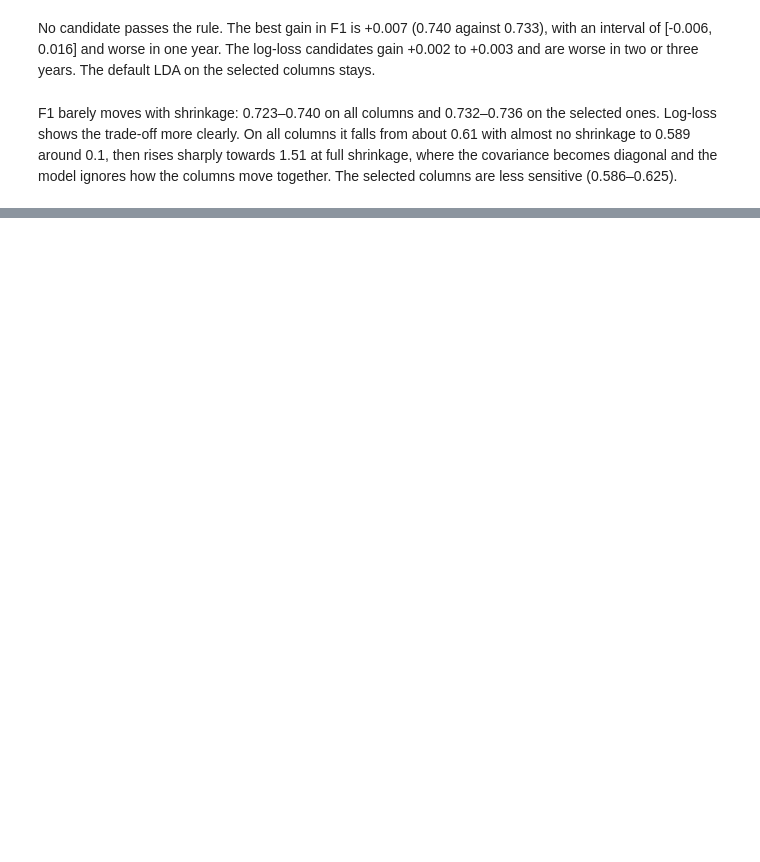
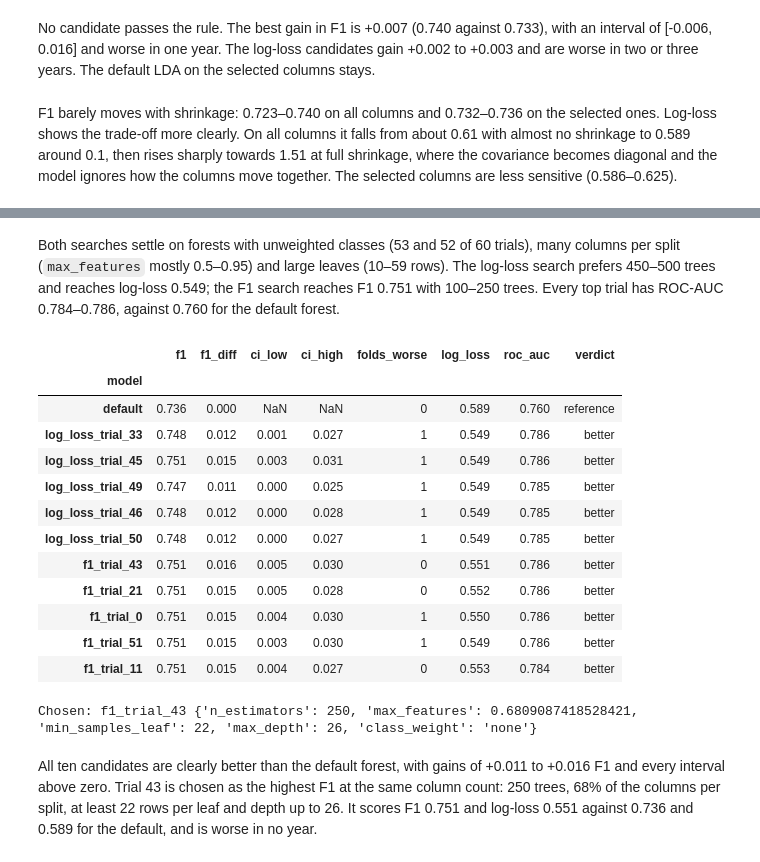
Before and after one commit to PedroHSantos20/ml-repeat-purchase, a Jupyter notebook: notebooks/04_modelling_project.ipynb, the cells around one changed output, grey strips where cells are left out. Cells and saved outputs as stored; diff of their text form; code cells hidden in the pictures; blank space fills up the shorter version.

```diff
--- a/notebooks/04_modelling_project.ipynb
+++ b/notebooks/04_modelling_project.ipynb
@@ -1175,0 +1618,27 @@ F1 barely moves with shrinkage: 0.723–0.740 on all columns and 0.732–0.736 o
+# %%
+# Same cached tree-branch matrices as the single tree
+forest_cache = tree_cache
+
+
+def suggest_forest(trial):
+    return {
+        "n_estimators": trial.suggest_int("n_estimators", 100, 500, step=50),
+        "max_features": trial.suggest_float("max_features", 0.1, 1.0),
+        "min_samples_leaf": trial.suggest_int("min_samples_leaf", 1, 100, log=True),
+        "max_depth": trial.suggest_int("max_depth", 3, 30),
+        "class_weight": trial.suggest_categorical("class_weight", ["none", "balanced", "balanced_subsample"]),
+    }
+
+
+def make_forest(params):
+    settings = {**params, "class_weight": None if params["class_weight"] == "none" else params["class_weight"]}
+    return RandomForestClassifier(**settings, random_state=RANDOM_STATE, n_jobs=-1)
+
+
+study_forest = {objective: tune(forest_cache, make_forest, suggest_forest, objective, f"random_forest_{objective}")
+                for objective in OBJECTIVES}
+
+for objective, study in study_forest.items():
+    print(f"\nSteered by {objective}")
+    display(trials_table(study).head(5)[["n_estimators", "max_features", "min_samples_leaf", "max_depth",
+                                         "class_weight", "f1", "log_loss", "roc_auc", "threshold"]])
@@ -1175,0 +1665,2 @@ F1 barely moves with shrinkage: 0.723–0.740 on all columns and 0.732–0.736 o
+# %% [markdown]
+Both searches settle on forests with unweighted classes (53 and 52 of 60 trials), many columns per split (`max_features` mostly 0.5–0.95) and large leaves (10–59 rows). The log-loss search prefers 450–500 trees and reaches log-loss 0.549; the F1 search reaches F1 0.751 with 100–250 trees. Every top trial has ROC-AUC 0.784–0.786, against 0.760 for the default forest.
@@ -1175,0 +1669,25 @@ F1 barely moves with shrinkage: 0.723–0.740 on all columns and 0.732–0.736 o
+# %%
+forest_candidates = shortlist(study_forest, forest_cache, make_forest)
+runs = {"default": forest_runs["random_forest"], **{name: run for name, (run, _) in forest_candidates.items()}}
+chosen_forest, board_forest_tuned = choose_winner(runs, reference="default")
+forest_params = forest_candidates[chosen_forest][1] if chosen_forest != "default" else {}
+
+display(board_forest_tuned[["f1", "f1_diff", "ci_low", "ci_high", "folds_worse", "log_loss", "roc_auc", "verdict"]])
+print(f"Chosen: {chosen_forest} {forest_params}")
+# %% [output]
+|  | f1 | f1_diff | ci_low | ci_high | folds_worse | log_loss | roc_auc | verdict |
+| model |  |  |  |  |  |  |  |  |
+| default | 0.736 | 0.000 | NaN | NaN | 0 | 0.589 | 0.760 | reference |
+| log_loss_trial_33 | 0.748 | 0.012 | 0.001 | 0.027 | 1 | 0.549 | 0.786 | better |
+| log_loss_trial_45 | 0.751 | 0.015 | 0.003 | 0.031 | 1 | 0.549 | 0.786 | better |
+| log_loss_trial_49 | 0.747 | 0.011 | 0.000 | 0.025 | 1 | 0.549 | 0.785 | better |
+| log_loss_trial_46 | 0.748 | 0.012 | 0.000 | 0.028 | 1 | 0.549 | 0.785 | better |
+| log_loss_trial_50 | 0.748 | 0.012 | 0.000 | 0.027 | 1 | 0.549 | 0.785 | better |
+| f1_trial_43 | 0.751 | 0.016 | 0.005 | 0.030 | 0 | 0.551 | 0.786 | better |
+| f1_trial_21 | 0.751 | 0.015 | 0.005 | 0.028 | 0 | 0.552 | 0.786 | better |
+| f1_trial_0 | 0.751 | 0.015 | 0.004 | 0.030 | 1 | 0.550 | 0.786 | better |
+| f1_trial_51 | 0.751 | 0.015 | 0.003 | 0.030 | 1 | 0.549 | 0.786 | better |
+| f1_trial_11 | 0.751 | 0.015 | 0.004 | 0.027 | 0 | 0.553 | 0.784 | better |
+Chosen: f1_trial_43 {'n_estimators': 250, 'max_features': 0.6809087418528421, 'min_samples_leaf': 22, 'max_depth': 26, 'class_weight': 'none'}
+# %% [markdown]
+All ten candidates are clearly better than the default forest, with gains of +0.011 to +0.016 F1 and every interval above zero. Trial 43 is chosen as the highest F1 at the same column count: 250 trees, 68% of the columns per split, at least 22 rows per leaf and depth up to 26. It scores F1 0.751 and log-loss 0.551 against 0.736 and 0.589 for the default, and is worse in no year.
```
Also changed, not shown: parts of 62 cells of this notebook, 20 other files.
